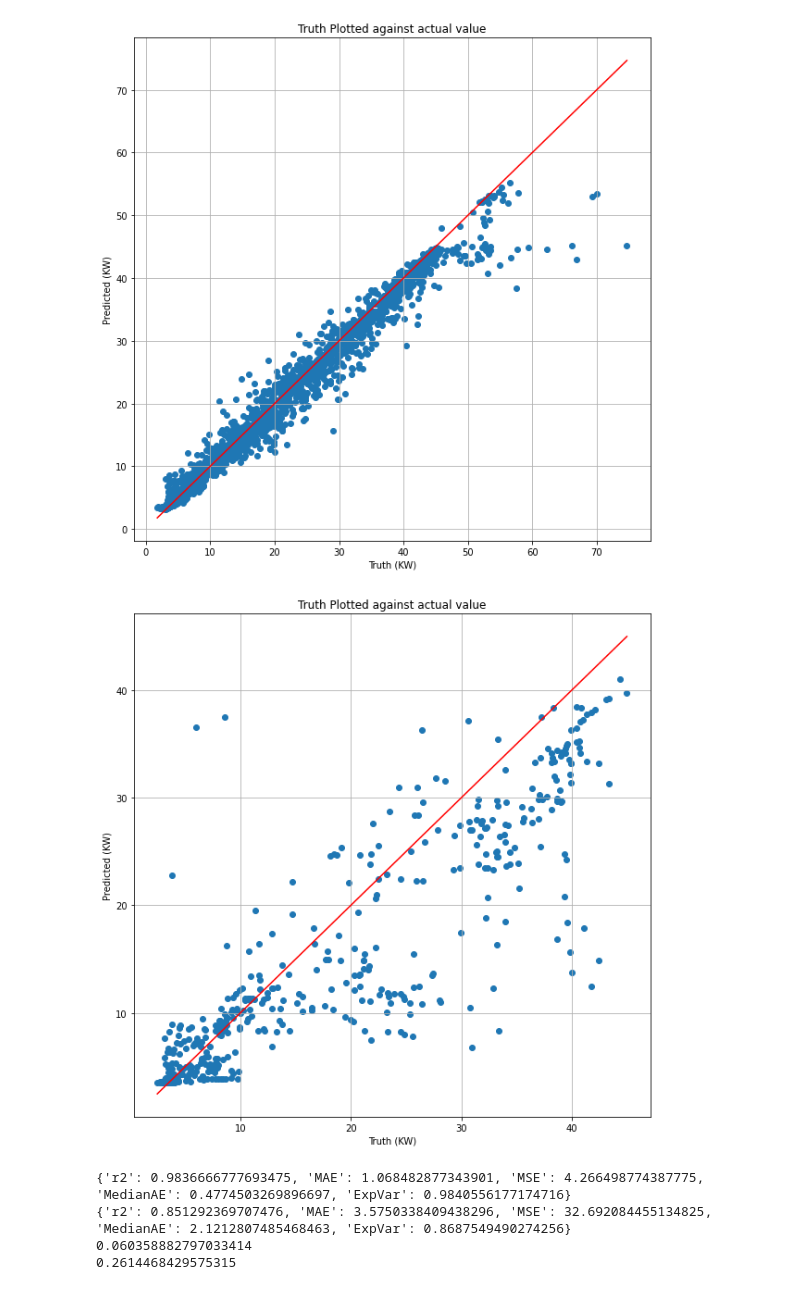
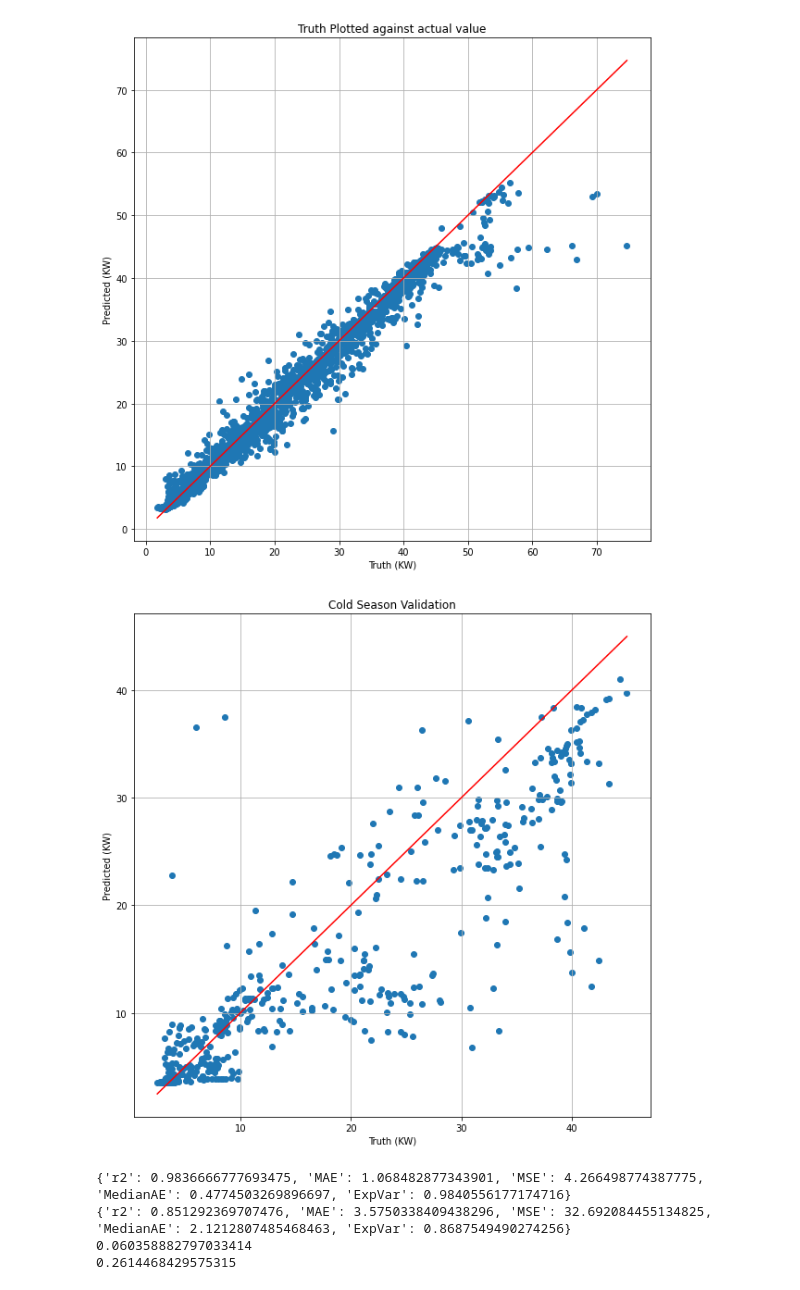
Before and after one commit to bradley-p/Solar_Energy_Forecasting, a Jupyter notebook: src/seasonal_learning.ipynb, the cells around one changed output. Drawn from its saved outputs; the diff is of its cells as text; code cells hidden in the pictures.

```diff
--- a/src/seasonal_learning.ipynb
+++ b/src/seasonal_learning.ipynb
@@ -14,13 +14,13 @@ from sklearn.ensemble import RandomForestRegressor
 # Error computer
 from score_regression import compute_scores
 # %%
-def plotRegression(truth, pred):
+def plotRegression(truth, pred, title="Truth Plotted against actual value"):
     plt.figure(figsize=(10,10))
     plt.scatter(truth, pred)
     plt.grid()
     plt.xlabel("Truth (KW)")
     plt.ylabel("Predicted (KW)")
-    plt.title("Truth Plotted against actual value")
+    plt.title(title)
     plt.plot([min(truth),max(truth)], [min(truth),max(truth)], 'r')
     plt.show()
 
@@ -173,9 +173,9 @@ plotRegression(y_cold_scaler.inverse_transform(y_train_cold)/1000, y_cold_scaler
 # %% [output]
 [figure]
 # %%
-plotRegression(y_cold_scaler.inverse_transform(y_test_cold)/1000, y_cold_scaler.inverse_transform(y_cold_test_pred)/1000)
+plotRegression(y_cold_scaler.inverse_transform(y_test_cold)/1000, y_cold_scaler.inverse_transform(y_cold_test_pred)/1000, 'Cold Season Validation')
 # %% [output]
-[figure, old version]
+[figure, new version]
 # %%
 
 
```
Also changed, not shown: parts of 1 cell of this notebook, 4 other files.
